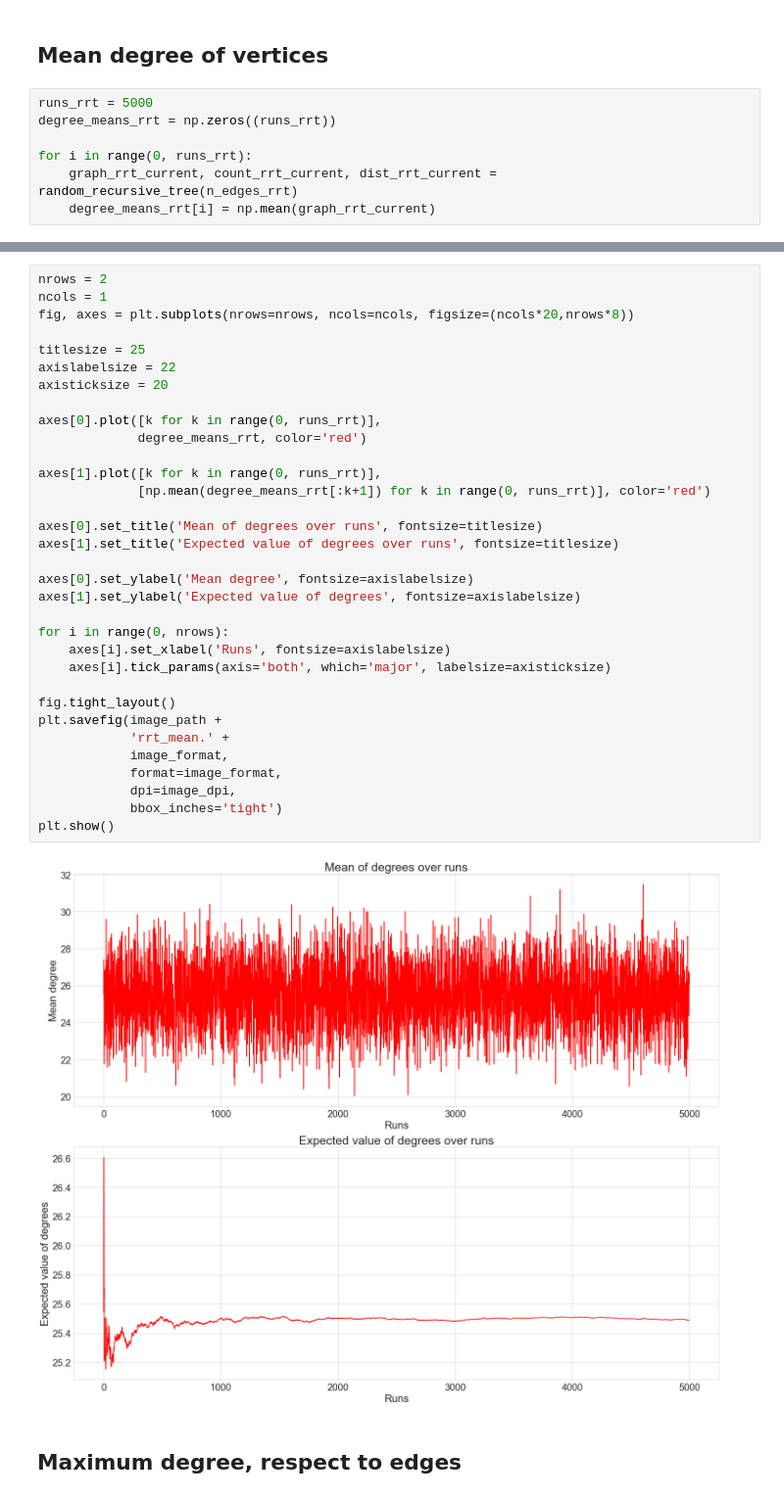
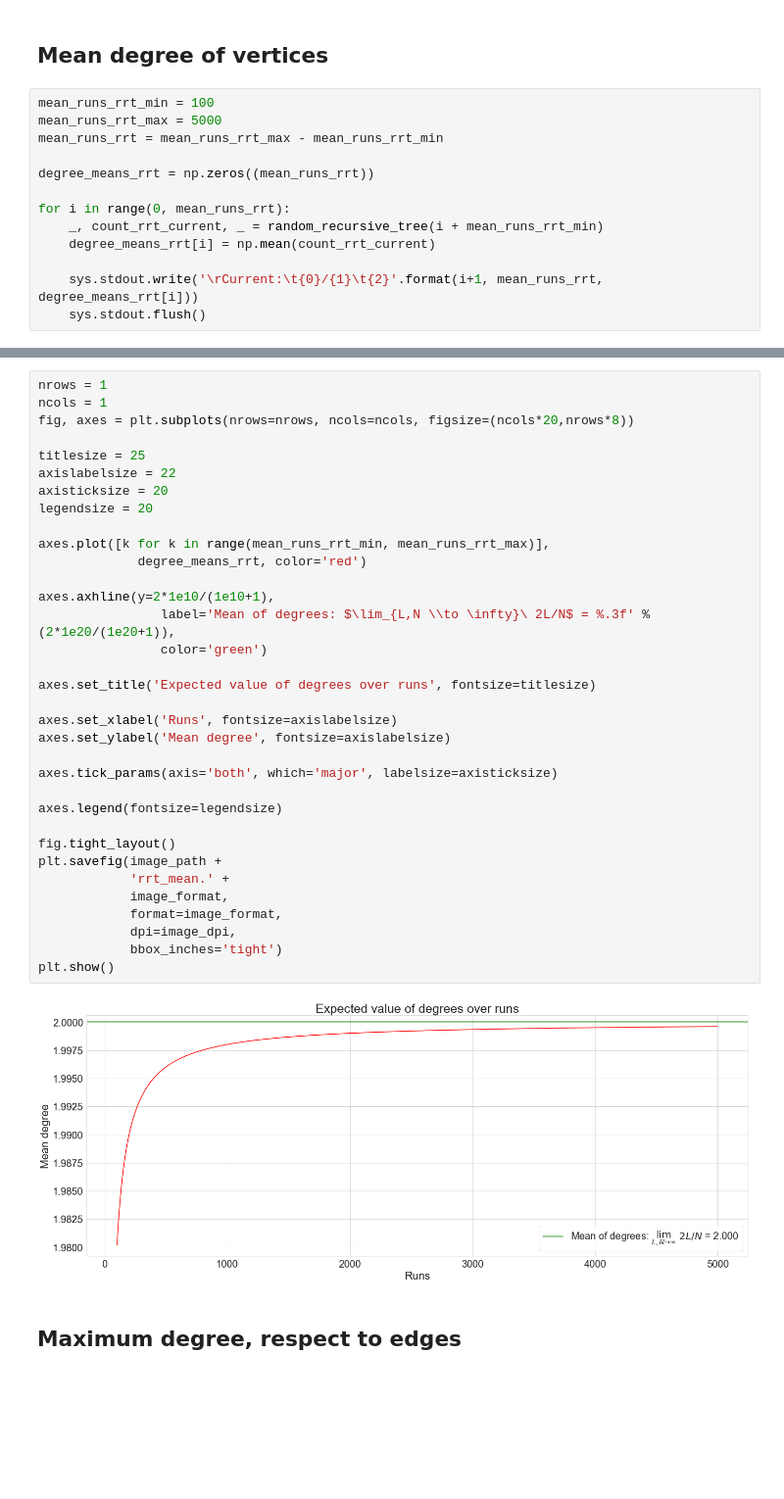
Before and after one commit to masterdesky/ELTE-stochastic-processes-2019, a Jupyter notebook: Lecture 9/Homework 8-9/Stochastic processes - 8-9..ipynb, the cells around one changed output, grey strips where cells are left out. Shown at 98% size. Drawn from its saved outputs; the diff is of its cells as text; blank space fills up the shorter version.

Commit message:
fixed means and graphs

```diff
--- a/Lecture 9/Homework 8-9/Stochastic processes - 8-9..ipynb
+++ b/Lecture 9/Homework 8-9/Stochastic processes - 8-9..ipynb
@@ -132,9 +136,15 @@ plt.show()
 # %% [markdown]
 ## Mean degree of vertices
-# %%
-runs_rrt = 5000
-degree_means_rrt = np.zeros((runs_rrt))
-
-for i in range(0, runs_rrt):
-    graph_rrt_current, count_rrt_current, dist_rrt_current = random_recursive_tree(n_edges_rrt)
-    degree_means_rrt[i] = np.mean(graph_rrt_current)
+# %%
+mean_runs_rrt_min = 100
+mean_runs_rrt_max = 5000
+mean_runs_rrt = mean_runs_rrt_max - mean_runs_rrt_min
+
+degree_means_rrt = np.zeros((mean_runs_rrt))
+
+for i in range(0, mean_runs_rrt):
+    _, count_rrt_current, _ = random_recursive_tree(i + mean_runs_rrt_min)
+    degree_means_rrt[i] = np.mean(count_rrt_current)
+
+    sys.stdout.write('\rCurrent:\t{0}/{1}\t{2}'.format(i+1, mean_runs_rrt, degree_means_rrt[i]))
+    sys.stdout.flush()
@@ -141,38 +153,39 @@ for i in range(0, runs_rrt):
 # %%
-nrows = 2
+nrows = 1
 ncols = 1
 fig, axes = plt.subplots(nrows=nrows, ncols=ncols, figsize=(ncols*20,nrows*8))
 
 titlesize = 25
 axislabelsize = 22
 axisticksize = 20
+legendsize = 20
 
-axes[0].plot([k for k in range(0, runs_rrt)],
+axes.plot([k for k in range(mean_runs_rrt_min, mean_runs_rrt_max)],
              degree_means_rrt, color='red')
 
-axes[1].plot([k for k in range(0, runs_rrt)],
-             [np.mean(degree_means_rrt[:k+1]) for k in range(0, runs_rrt)], color='red')
+axes.axhline(y=2*1e10/(1e10+1),
+                label='Mean of degrees: $\lim_{L,N \\to \infty}\ 2L/N$ = %.3f' % (2*1e20/(1e20+1)),
+                color='green')
 
-axes[0].set_title('Mean of degrees over runs', fontsize=titlesize)
-axes[1].set_title('Expected value of degrees over runs', fontsize=titlesize)
+axes.set_title('Expected value of degrees over runs', fontsize=titlesize)
 
-axes[0].set_ylabel('Mean degree', fontsize=axislabelsize)
-axes[1].set_ylabel('Expected value of degrees', fontsize=axislabelsize)
+axes.set_xlabel('Runs', fontsize=axislabelsize)
+axes.set_ylabel('Mean degree', fontsize=axislabelsize)
 
-for i in range(0, nrows):
-    axes[i].set_xlabel('Runs', fontsize=axislabelsize)
-    axes[i].tick_params(axis='both', which='major', labelsize=axisticksize)
+axes.tick_params(axis='both', which='major', labelsize=axisticksize)
+
+axes.legend(fontsize=legendsize)
 
 fig.tight_layout()
 plt.savefig(image_path +
             'rrt_mean.' +
             image_format,
             format=image_format,
             dpi=image_dpi,
             bbox_inches='tight')
 plt.show()
 # %% [output]
-[figure, old version]
+[figure, new version]
 # %% [markdown]
 ## Maximum degree, respect to edges
 # %%
```
Also changed, not shown: parts of 9 cells of this notebook, 8 other files.
